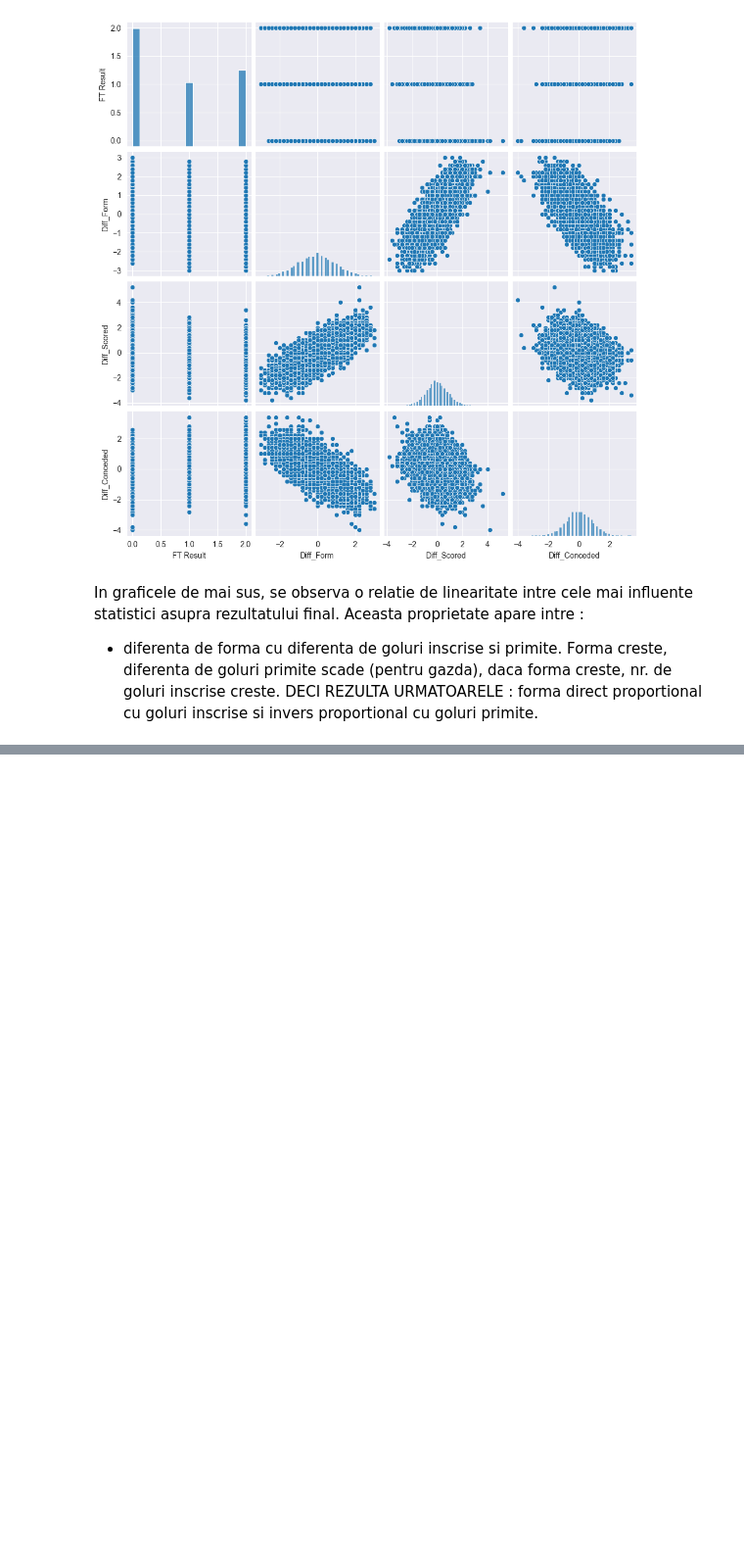
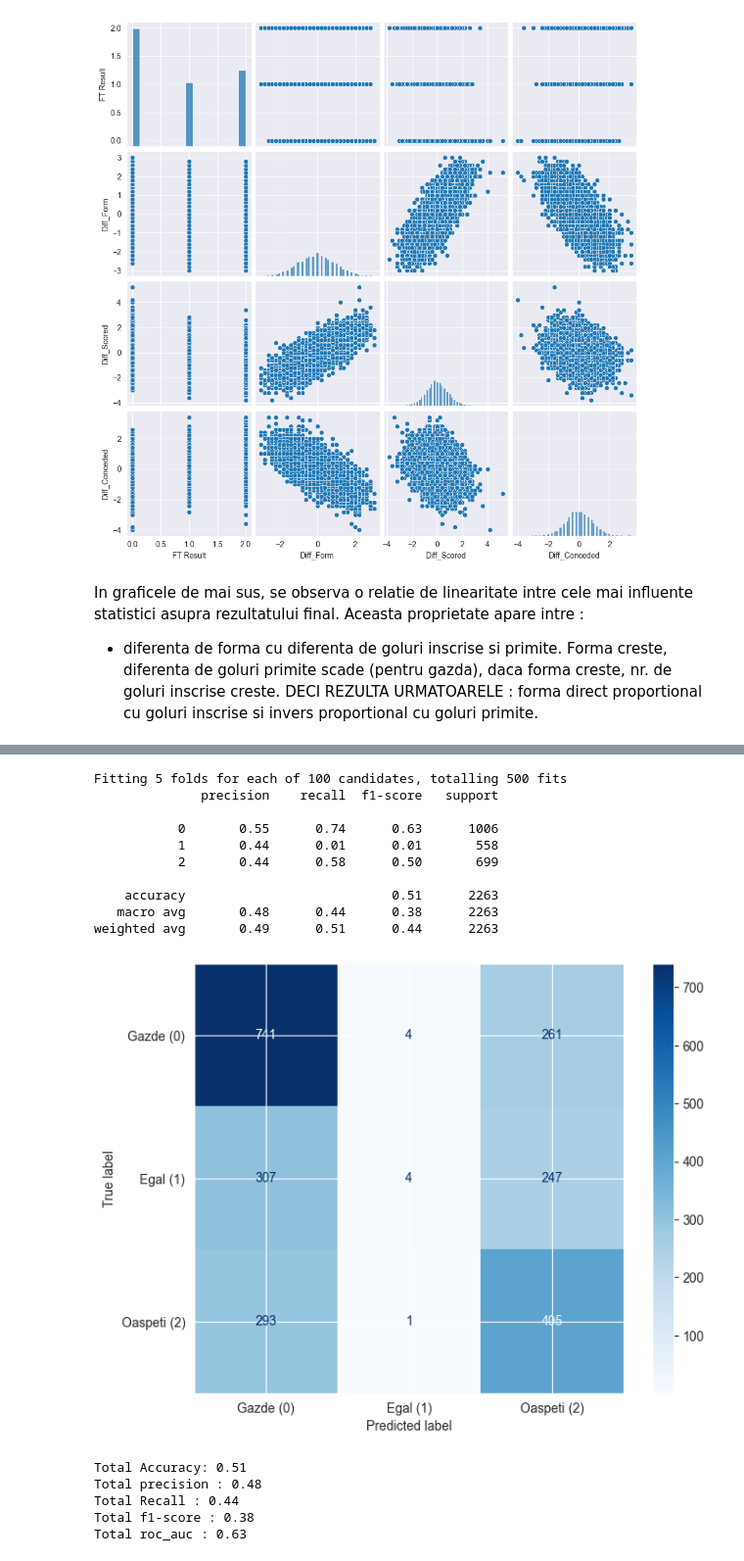
Before and after one commit to Technical-University-of-Cluj-Napoca/proiect-ml-RazvanBarna, a Jupyter notebook: Notebooks/Classification.ipynb, the cells around one changed output, grey strips where cells are left out. Shown at 98% size. Drawn from its saved outputs; the diff is of its cells as text; code cells hidden in the pictures; blank space fills up the shorter version.

```diff
--- a/Notebooks/Classification.ipynb
+++ b/Notebooks/Classification.ipynb
@@ -441,0 +457,64 @@ DECI REZULTA URMATOARELE : forma direct proportional cu goluri inscrise si inver
+# %%
+from sklearn.preprocessing import StandardScaler
+
+y = df['FT Result']
+X = df.drop('FT Result',axis=1)
+X_train, X_test, y_train, y_test = train_test_split(X,y, test_size=0.25, random_state=42)
+scaler = StandardScaler()
+X_train_scaled = scaler.fit_transform(X_train)
+X_test_scaled = scaler.transform(X_test)
+# %%
+from sklearn.naive_bayes import GaussianNB
+from sklearn.model_selection import GridSearchCV
+from sklearn.metrics import precision_score, recall_score, f1_score, accuracy_score, roc_auc_score, confusion_matrix,classification_report, ConfusionMatrixDisplay
+
+naive_ml = GaussianNB()
+params_naive_grid = {
+    'var_smoothing' : np.logspace(0, -9, num=100)
+}
+
+grid_search_cv = GridSearchCV(
+    estimator=naive_ml,
+    param_grid=params_naive_grid,
+    cv = 5,
+    n_jobs=-1,
+    verbose=1
+)
+
+grid_search_cv.fit(X_train_scaled, y_train)
+y_pred_Bayes =grid_search_cv.predict(X_test_scaled)
+y_probs_Bayes = grid_search_cv.predict_proba(X_test_scaled)
+print(classification_report(y_true=y_test, y_pred = y_pred_Bayes))
+acc_bayes = accuracy_score(y_test, y_pred_Bayes)
+prec_bayes = precision_score(y_test, y_pred_Bayes, average='macro')
+rec_bayes = recall_score(y_test, y_pred_Bayes, average='macro')
+f1_bayes = f1_score(y_test, y_pred_Bayes, average='macro')
+roc_auc_bayes = roc_auc_score(y_test, y_probs_Bayes, multi_class='ovr', average='macro')
+
+cm_bayes = confusion_matrix(y_test, y_pred_Bayes)
+disp = ConfusionMatrixDisplay(confusion_matrix=cm_bayes, display_labels=['Gazde (0)', 'Egal (1)', 'Oaspeti (2)'])
+fig, ax = plt.subplots(figsize=(8, 6))
+disp.plot(cmap='Blues', ax=ax)
+plt.show()
+print(f"Total Accuracy: {acc_bayes:.2f}")
+print(f"Total precision : {prec_bayes:.2f}")
+print(f"Total Recall : {rec_bayes:.2f}")
+print(f"Total f1-score : {f1_bayes:.2f}")
+print(f"Total roc_auc : {roc_auc_bayes:.2f}")
+# %% [output]
+Fitting 5 folds for each of 100 candidates, totalling 500 fits
+              precision    recall  f1-score   support
+
+           0       0.55      0.74      0.63      1006
+           1       0.44      0.01      0.01       558
+           2       0.44      0.58      0.50       699
+
+    accuracy                           0.51      2263
+   macro avg       0.48      0.44      0.38      2263
+weighted avg       0.49      0.51      0.44      2263
+[figure, added]
+Total Accuracy: 0.51
+Total precision : 0.48
+Total Recall : 0.44
+Total f1-score : 0.38
+Total roc_auc : 0.63
```
Also changed, not shown: parts of 8 cells of this notebook.
